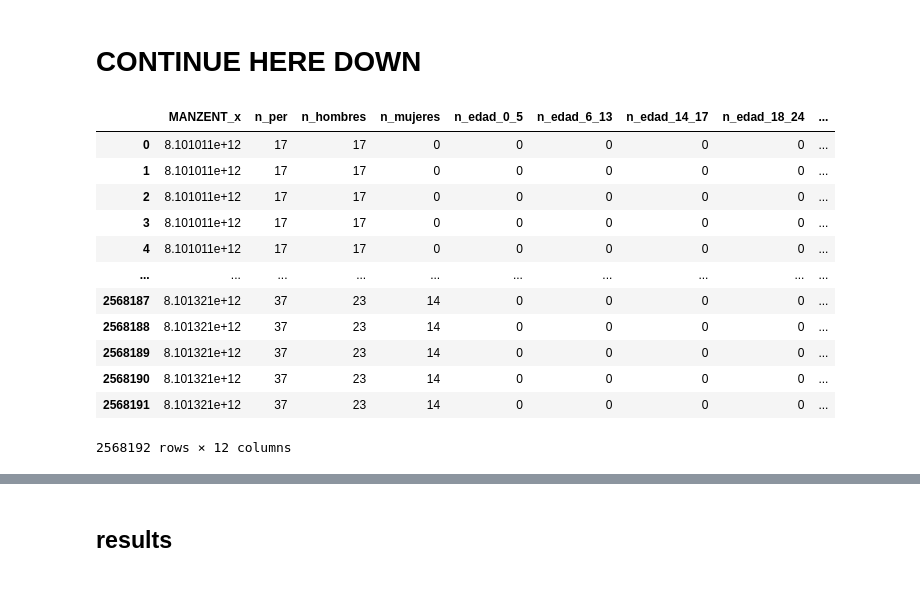
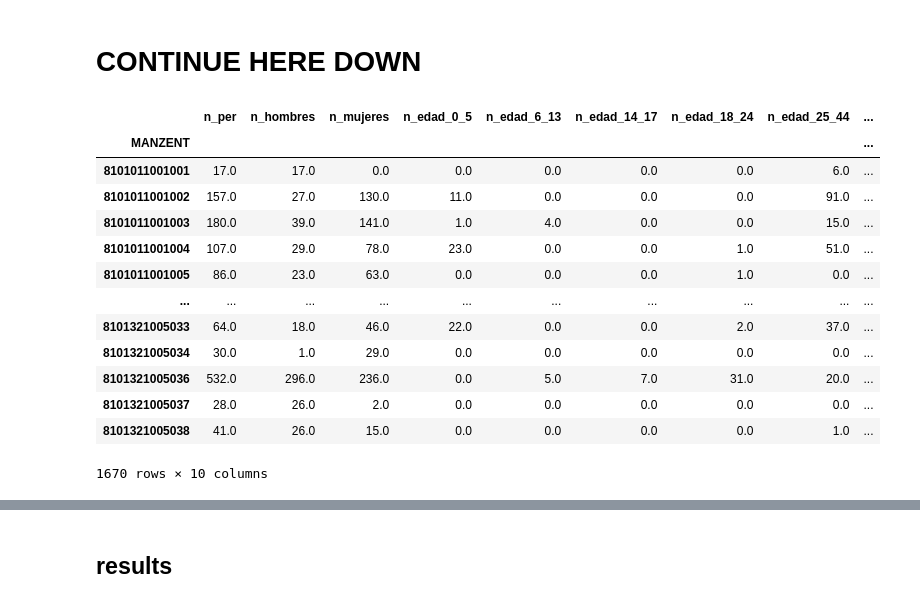
Before and after one commit to zetaso/census-localization, a Jupyter notebook: main.ipynb, the cells around one changed output, grey strips where cells are left out. Cells and saved outputs as stored; diff of their text form; code cells hidden in the pictures.

```diff
--- a/main.ipynb
+++ b/main.ipynb
@@ -241,22 +261,17 @@ las manzanas tienen agregada la cantidad de viviendas de los tipos\
 casa, depto, pieza, mediagua, indigena, movil, otro, por lo que las\
 viviendas, con 9 tipos distintos deben mapearse a los mismos, como sigue
 # %%
-# Diccionario estándar de códigos de tipo de vivienda del Censo adaptado a tus 7 categorías
-# (Verifica en tu diccionario de microdatos si hay alguna variación exacta en los códigos numéricos)
 mapeo_tipo_vivienda = {
     1.0: "casa",
-    2.0: "depto",  # (o el código que use depto en tu base)
-    3.0: "depto",  # si el 3 es departamento en tu base
-    4.0: "pieza",  # pieza en conventillo / casa antigua
-    5.0: "mediagua",  # mediagua, rancho o choza
-    6.0: "indigena",  # vivienda tradicional indígena (ruka, pae pae)
-    7.0: "movil",  # vivienda móvil (carpa, casa rodante, barco)
-    8.0: "otro",  # otro tipo de vivienda particular
+    3.0: "depto",
+    5.0: "pieza",
+    6.0: "mediagua",
+    7.0: "indigena",
+    8.0: "movil",
     9.0: "otro",
 }
 
-# Aplicas el mapeo a tu DataFrame de viviendas
-viv_df["tipo_viv"] = viv_df["p2_tipo_vivienda"].map(mapeo_tipo_vivienda)
+viv_df["tipo_viv"] = viv_df["p2_tipo_vivienda"].map(mapeo_tipo_vivienda, na_action="ignore")
 viv_df[["tipo_viv"]]
 # %% [output]
 |  | tipo_viv |
@@ -274,7 +289,7 @@ viv_df[["tipo_viv"]]
 101617 rows × 1 columns
 # %%
 # añadir la columna tipo reducido a houses_df (la que tiene los valores agregados de sus personas)
-houses_df = houses_df.merge(viv_df[["id_vivienda", "tipo_viv"]], "left", on="id_vivienda")
+houses_df = houses_df.merge(viv_df[["id_vivienda", "tipo_viv"]], "right", on="id_vivienda")
 houses_df
 # %% [output]
 |  | id_vivienda | n_per | n_hombres | n_mujeres | n_edad_0_5 | n_edad_6_13 | n_edad_14_17 | n_edad_18_24 | ... |
@@ -292,0 +308,7 @@ houses_df
+# %%
+empty_houses = houses_df[houses_df.n_per.isna()]
+empty_houses = empty_houses.fillna(0)
+houses_df.loc[empty_houses.index] = empty_houses
+
+# this result should show an empty dataframe
+houses_df[houses_df.n_per.isna()]
@@ -409,6 +499,8 @@ Procesando asignación para: mediagua
 Procesando asignación para: movil
 Procesando asignación para: otro
 # %%
+houses_df.MANZENT = houses_df.MANZENT.astype(int)
+blocks_gdf.MANZENT = blocks_gdf.MANZENT.astype(int)
 houses_df
 # %% [output]
 |  | id_vivienda | n_per | n_hombres | n_mujeres | n_edad_0_5 | n_edad_6_13 | n_edad_14_17 | n_edad_18_24 | ... |
@@ -442,22 +519,23 @@ Name: MANZENT, Length: 1672, dtype: float64
 # %% [markdown]
 # CONTINUE HERE DOWN
 # %%
-assined_blocks_df = houses_df.groupby("MANZENT").sum()[att_df.name].reset_index()
-# assined_blocks_df = assined_blocks_df.merge(blocks_gdf[["MANZENT"]], "cross").fillna(0)
+assigned_blocks_df = houses_df.groupby("MANZENT").sum()[att_df.name]
+# assigned_blocks_df = assigned_blocks_df.merge(blocks_gdf[["MANZENT"]], "cross").fillna(0)
 # its not a merge, its a concatenation of the ones missing
-assined_blocks_df
+assigned_blocks_df
 # %% [output]
-|  | MANZENT_x | n_per | n_hombres | n_mujeres | n_edad_0_5 | n_edad_6_13 | n_edad_14_17 | n_edad_18_24 | ... |
-| 0 | 8.101011e+12 | 17 | 17 | 0 | 0 | 0 | 0 | 0 | ... |
-| 1 | 8.101011e+12 | 17 | 17 | 0 | 0 | 0 | 0 | 0 | ... |
-| 2 | 8.101011e+12 | 17 | 17 | 0 | 0 | 0 | 0 | 0 | ... |
-| 3 | 8.101011e+12 | 17 | 17 | 0 | 0 | 0 | 0 | 0 | ... |
-| 4 | 8.101011e+12 | 17 | 17 | 0 | 0 | 0 | 0 | 0 | ... |
+|  | n_per | n_hombres | n_mujeres | n_edad_0_5 | n_edad_6_13 | n_edad_14_17 | n_edad_18_24 | n_edad_25_44 | ... |
+| MANZENT |  |  |  |  |  |  |  |  | ... |
+| 8101011001001 | 17.0 | 17.0 | 0.0 | 0.0 | 0.0 | 0.0 | 0.0 | 6.0 | ... |
+| 8101011001002 | 157.0 | 27.0 | 130.0 | 11.0 | 0.0 | 0.0 | 0.0 | 91.0 | ... |
+| 8101011001003 | 180.0 | 39.0 | 141.0 | 1.0 | 4.0 | 0.0 | 0.0 | 15.0 | ... |
+| 8101011001004 | 107.0 | 29.0 | 78.0 | 23.0 | 0.0 | 0.0 | 1.0 | 51.0 | ... |
+| 8101011001005 | 86.0 | 23.0 | 63.0 | 0.0 | 0.0 | 0.0 | 1.0 | 0.0 | ... |
 | ... | ... | ... | ... | ... | ... | ... | ... | ... | ... |
-| 2568187 | 8.101321e+12 | 37 | 23 | 14 | 0 | 0 | 0 | 0 | ... |
-| 2568188 | 8.101321e+12 | 37 | 23 | 14 | 0 | 0 | 0 | 0 | ... |
-| 2568189 | 8.101321e+12 | 37 | 23 | 14 | 0 | 0 | 0 | 0 | ... |
-| 2568190 | 8.101321e+12 | 37 | 23 | 14 | 0 | 0 | 0 | 0 | ... |
-| 2568191 | 8.101321e+12 | 37 | 23 | 14 | 0 | 0 | 0 | 0 | ... |
+| 8101321005033 | 64.0 | 18.0 | 46.0 | 22.0 | 0.0 | 0.0 | 2.0 | 37.0 | ... |
+| 8101321005034 | 30.0 | 1.0 | 29.0 | 0.0 | 0.0 | 0.0 | 0.0 | 0.0 | ... |
+| 8101321005036 | 532.0 | 296.0 | 236.0 | 0.0 | 5.0 | 7.0 | 31.0 | 20.0 | ... |
+| 8101321005037 | 28.0 | 26.0 | 2.0 | 0.0 | 0.0 | 0.0 | 0.0 | 0.0 | ... |
+| 8101321005038 | 41.0 | 26.0 | 15.0 | 0.0 | 0.0 | 0.0 | 0.0 | 1.0 | ... |
-2568192 rows × 12 columns
+1670 rows × 10 columns
 # %%
```
Also changed, not shown: parts of 11 cells of this notebook.
